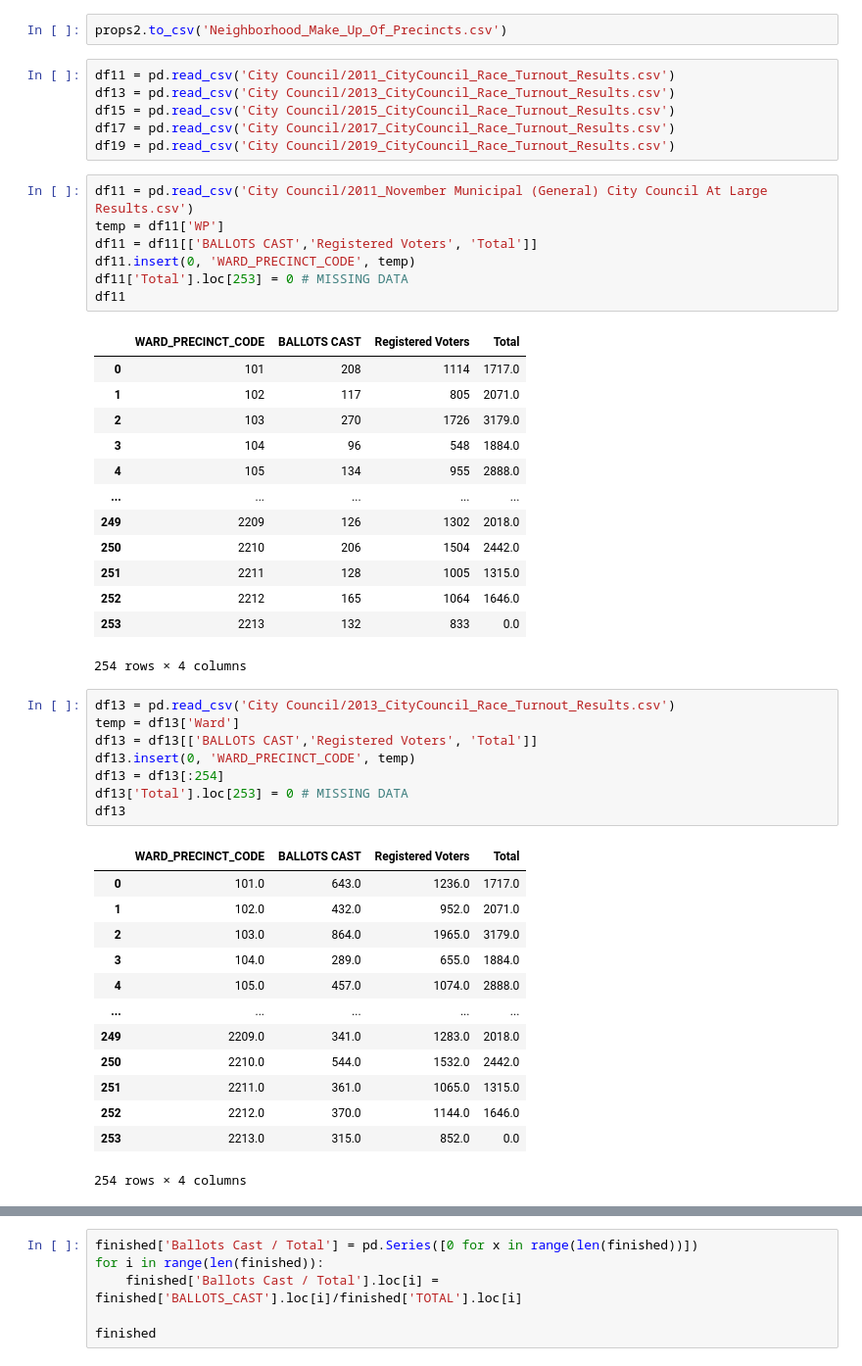
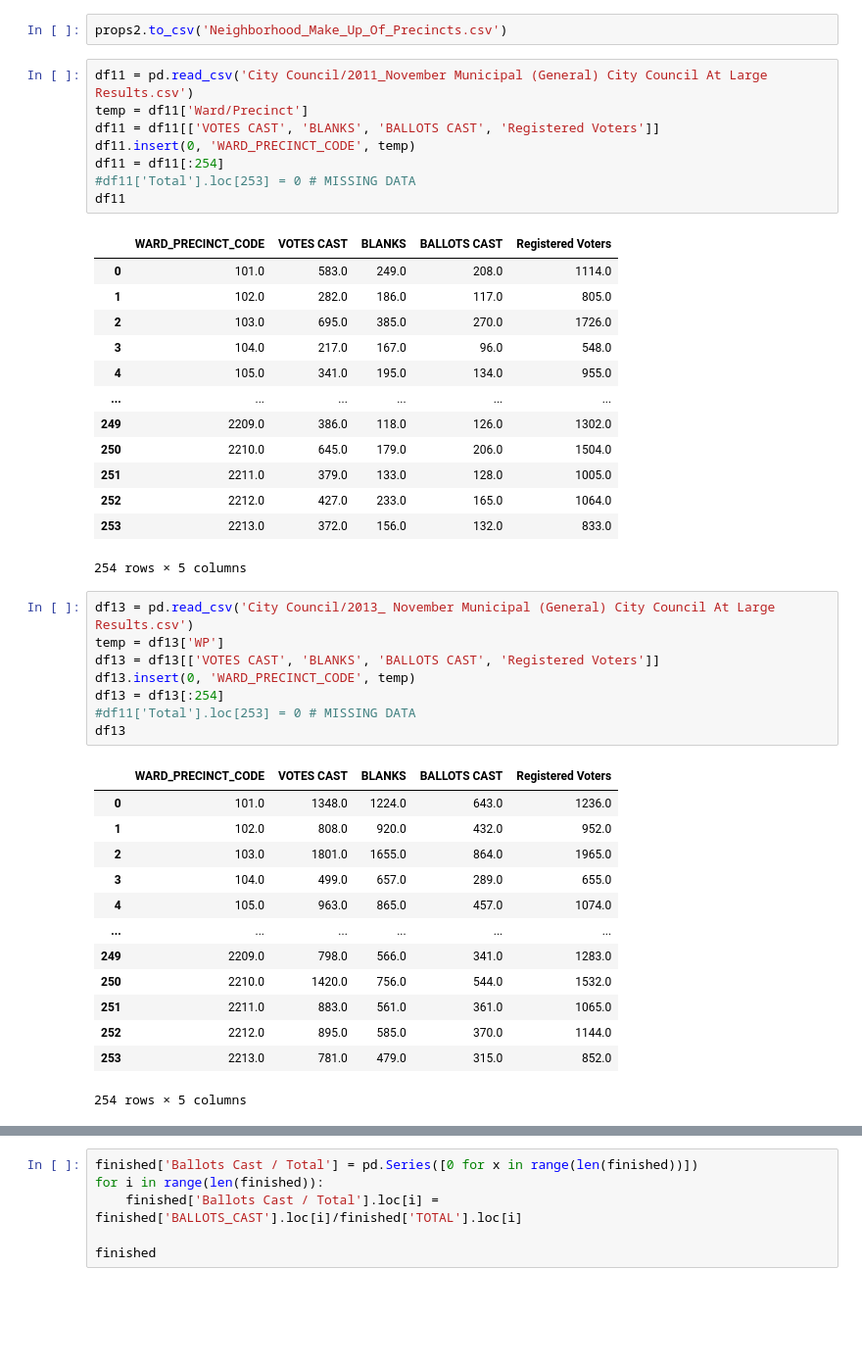
Before and after one commit to yagevlevi/BaystateBanner_Spark, a Jupyter notebook: Voting Patterns/Precincts_To_Neighborhoods.ipynb, the cells around one changed output, grey strips where cells are left out. Shown at 98% size. Saved outputs shown, nothing was run; the diff lists cells and outputs as text; blank space fills up the shorter version.

```diff
--- a/Voting Patterns/Precincts_To_Neighborhoods.ipynb
+++ b/Voting Patterns/Precincts_To_Neighborhoods.ipynb
@@ -197,53 +197,48 @@ props2
 255 rows × 27 columns
 # %%
 props2.to_csv('Neighborhood_Make_Up_Of_Precincts.csv')
-# %%
-df11 = pd.read_csv('City Council/2011_CityCouncil_Race_Turnout_Results.csv')
-df13 = pd.read_csv('City Council/2013_CityCouncil_Race_Turnout_Results.csv')
-df15 = pd.read_csv('City Council/2015_CityCouncil_Race_Turnout_Results.csv')
-df17 = pd.read_csv('City Council/2017_CityCouncil_Race_Turnout_Results.csv')
-df19 = pd.read_csv('City Council/2019_CityCouncil_Race_Turnout_Results.csv')
 # %%
 df11 = pd.read_csv('City Council/2011_November Municipal (General) City Council At Large Results.csv')
-temp = df11['WP']
-df11 = df11[['BALLOTS CAST','Registered Voters', 'Total']]
+temp = df11['Ward/Precinct']
+df11 = df11[['VOTES CAST', 'BLANKS', 'BALLOTS CAST', 'Registered Voters']]
 df11.insert(0, 'WARD_PRECINCT_CODE', temp)
-df11['Total'].loc[253] = 0 # MISSING DATA
+df11 = df11[:254]
+#df11['Total'].loc[253] = 0 # MISSING DATA
 df11
 # %% [output]
-|  | WARD_PRECINCT_CODE | BALLOTS CAST | Registered Voters | Total |
-| 0 | 101 | 208 | 1114 | 1717.0 |
-| 1 | 102 | 117 | 805 | 2071.0 |
-| 2 | 103 | 270 | 1726 | 3179.0 |
-| 3 | 104 | 96 | 548 | 1884.0 |
-| 4 | 105 | 134 | 955 | 2888.0 |
-| ... | ... | ... | ... | ... |
-| 249 | 2209 | 126 | 1302 | 2018.0 |
-| 250 | 2210 | 206 | 1504 | 2442.0 |
-| 251 | 2211 | 128 | 1005 | 1315.0 |
-| 252 | 2212 | 165 | 1064 | 1646.0 |
-| 253 | 2213 | 132 | 833 | 0.0 |
+|  | WARD_PRECINCT_CODE | VOTES CAST | BLANKS | BALLOTS CAST | Registered Voters |
+| 0 | 101.0 | 583.0 | 249.0 | 208.0 | 1114.0 |
+| 1 | 102.0 | 282.0 | 186.0 | 117.0 | 805.0 |
+| 2 | 103.0 | 695.0 | 385.0 | 270.0 | 1726.0 |
+| 3 | 104.0 | 217.0 | 167.0 | 96.0 | 548.0 |
+| 4 | 105.0 | 341.0 | 195.0 | 134.0 | 955.0 |
+| ... | ... | ... | ... | ... | ... |
+| 249 | 2209.0 | 386.0 | 118.0 | 126.0 | 1302.0 |
+| 250 | 2210.0 | 645.0 | 179.0 | 206.0 | 1504.0 |
+| 251 | 2211.0 | 379.0 | 133.0 | 128.0 | 1005.0 |
+| 252 | 2212.0 | 427.0 | 233.0 | 165.0 | 1064.0 |
+| 253 | 2213.0 | 372.0 | 156.0 | 132.0 | 833.0 |
-254 rows × 4 columns
+254 rows × 5 columns
 # %%
-df13 = pd.read_csv('City Council/2013_CityCouncil_Race_Turnout_Results.csv')
-temp = df13['Ward']
-df13 = df13[['BALLOTS CAST','Registered Voters', 'Total']]
+df13 = pd.read_csv('City Council/2013_ November Municipal (General) City Council At Large Results.csv')
+temp = df13['WP']
+df13 = df13[['VOTES CAST', 'BLANKS', 'BALLOTS CAST', 'Registered Voters']]
 df13.insert(0, 'WARD_PRECINCT_CODE', temp)
 df13 = df13[:254]
-df13['Total'].loc[253] = 0 # MISSING DATA
+#df11['Total'].loc[253] = 0 # MISSING DATA
 df13
 # %% [output]
-|  | WARD_PRECINCT_CODE | BALLOTS CAST | Registered Voters | Total |
-| 0 | 101.0 | 643.0 | 1236.0 | 1717.0 |
-| 1 | 102.0 | 432.0 | 952.0 | 2071.0 |
-| 2 | 103.0 | 864.0 | 1965.0 | 3179.0 |
-| 3 | 104.0 | 289.0 | 655.0 | 1884.0 |
-| 4 | 105.0 | 457.0 | 1074.0 | 2888.0 |
-| ... | ... | ... | ... | ... |
-| 249 | 2209.0 | 341.0 | 1283.0 | 2018.0 |
-| 250 | 2210.0 | 544.0 | 1532.0 | 2442.0 |
-| 251 | 2211.0 | 361.0 | 1065.0 | 1315.0 |
-| 252 | 2212.0 | 370.0 | 1144.0 | 1646.0 |
-| 253 | 2213.0 | 315.0 | 852.0 | 0.0 |
+|  | WARD_PRECINCT_CODE | VOTES CAST | BLANKS | BALLOTS CAST | Registered Voters |
+| 0 | 101.0 | 1348.0 | 1224.0 | 643.0 | 1236.0 |
+| 1 | 102.0 | 808.0 | 920.0 | 432.0 | 952.0 |
+| 2 | 103.0 | 1801.0 | 1655.0 | 864.0 | 1965.0 |
+| 3 | 104.0 | 499.0 | 657.0 | 289.0 | 655.0 |
+| 4 | 105.0 | 963.0 | 865.0 | 457.0 | 1074.0 |
+| ... | ... | ... | ... | ... | ... |
+| 249 | 2209.0 | 798.0 | 566.0 | 341.0 | 1283.0 |
+| 250 | 2210.0 | 1420.0 | 756.0 | 544.0 | 1532.0 |
+| 251 | 2211.0 | 883.0 | 561.0 | 361.0 | 1065.0 |
+| 252 | 2212.0 | 895.0 | 585.0 | 370.0 | 1144.0 |
+| 253 | 2213.0 | 781.0 | 479.0 | 315.0 | 852.0 |
-254 rows × 4 columns
+254 rows × 5 columns
 # %%
```
Also changed, not shown: parts of 24 cells of this notebook, 1 other file.
